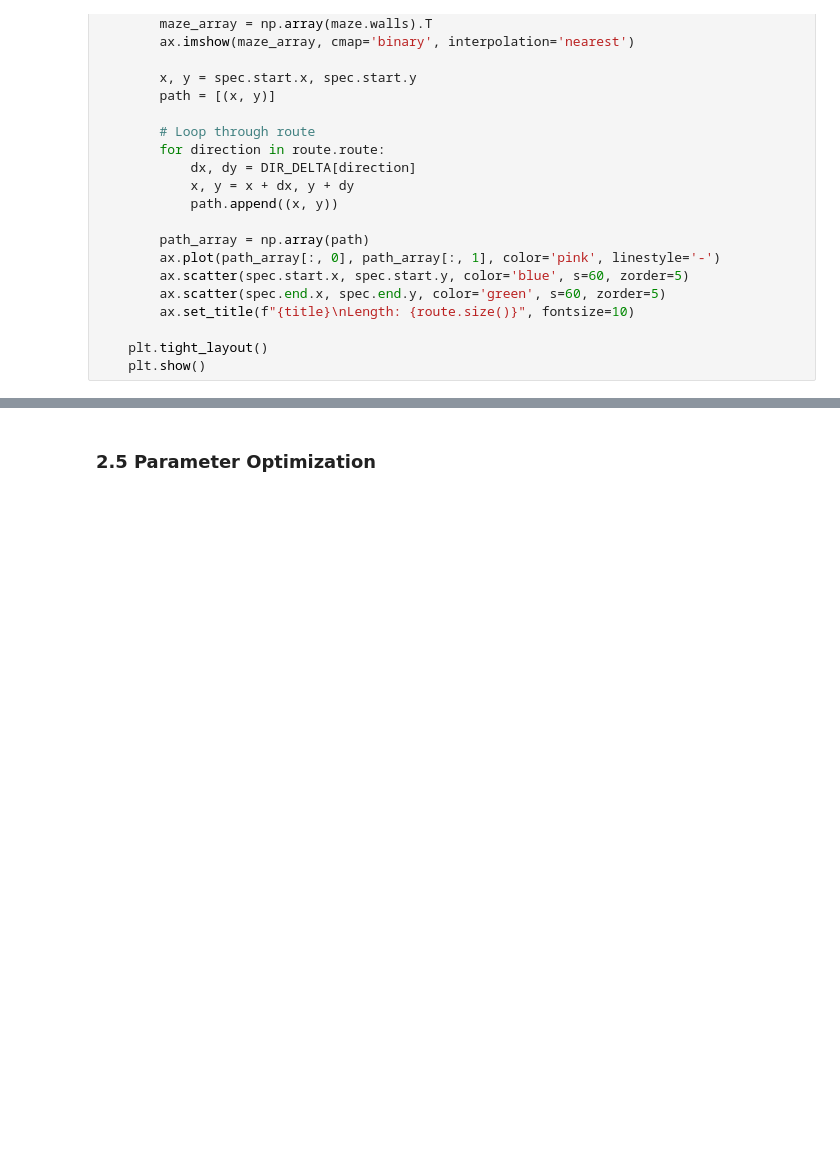
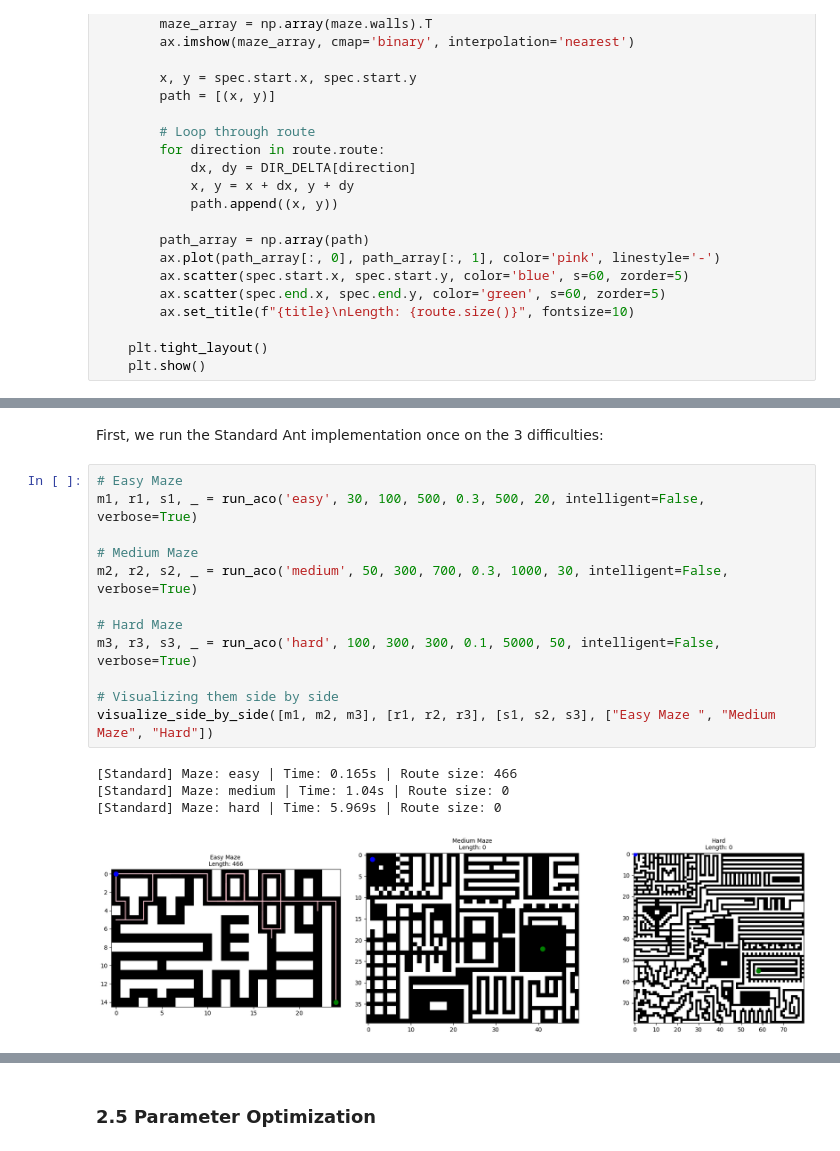
Before and after one commit to guy915/Computational-Intelligence-Models, a Jupyter notebook: ACO & GA/src/Main.ipynb, the cells around one changed output, grey strips where cells are left out. Drawn from its saved outputs; the diff is of its cells as text; blank space fills up the shorter version.

```diff
--- a/ACO & GA/src/Main.ipynb
+++ b/ACO & GA/src/Main.ipynb
@@ -1246,0 +1251,19 @@ def visualize_side_by_side(mazes, routes, specs, titles):
+# %% [markdown]
+First, we run the Standard Ant implementation once on the 3 difficulties:
+# %%
+# Easy Maze
+m1, r1, s1, _ = run_aco('easy', 30, 100, 500, 0.3, 500, 20, intelligent=False, verbose=True)
+
+# Medium Maze
+m2, r2, s2, _ = run_aco('medium', 50, 300, 700, 0.3, 1000, 30, intelligent=False, verbose=True)
+
+# Hard Maze
+m3, r3, s3, _ = run_aco('hard', 100, 300, 300, 0.1, 5000, 50, intelligent=False, verbose=True)
+
+# Visualizing them side by side
+visualize_side_by_side([m1, m2, m3], [r1, r2, r3], [s1, s2, s3], ["Easy Maze ", "Medium Maze", "Hard"])
+# %% [output]
+[Standard] Maze: easy | Time: 0.165s | Route size: 466
+[Standard] Maze: medium | Time: 1.04s | Route size: 0
+[Standard] Maze: hard | Time: 5.969s | Route size: 0
+[figure, added]
```
Also changed, not shown: parts of 21 cells of this notebook.
